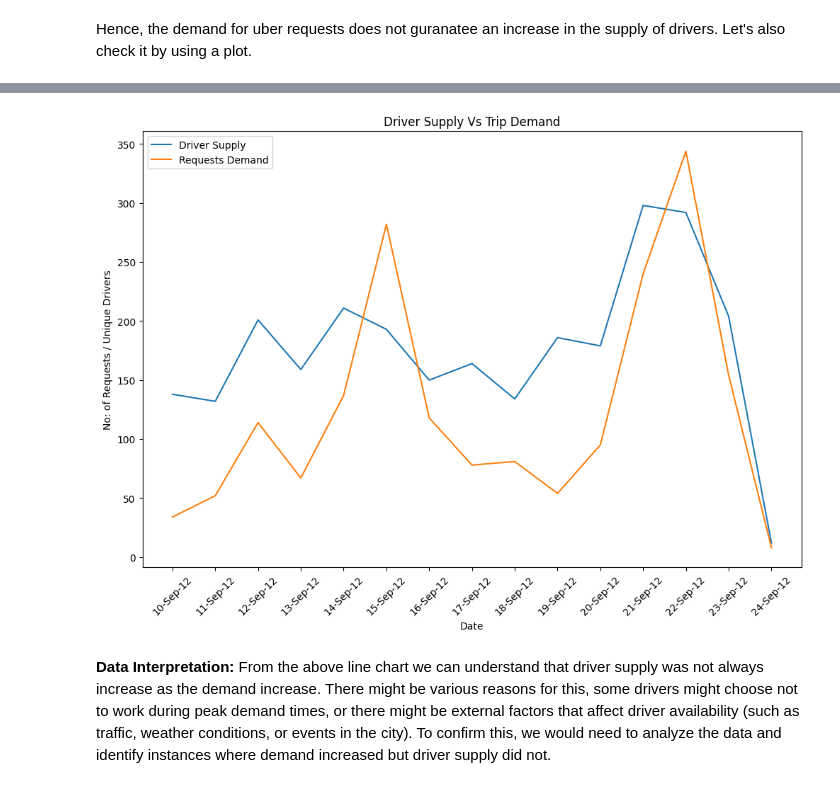
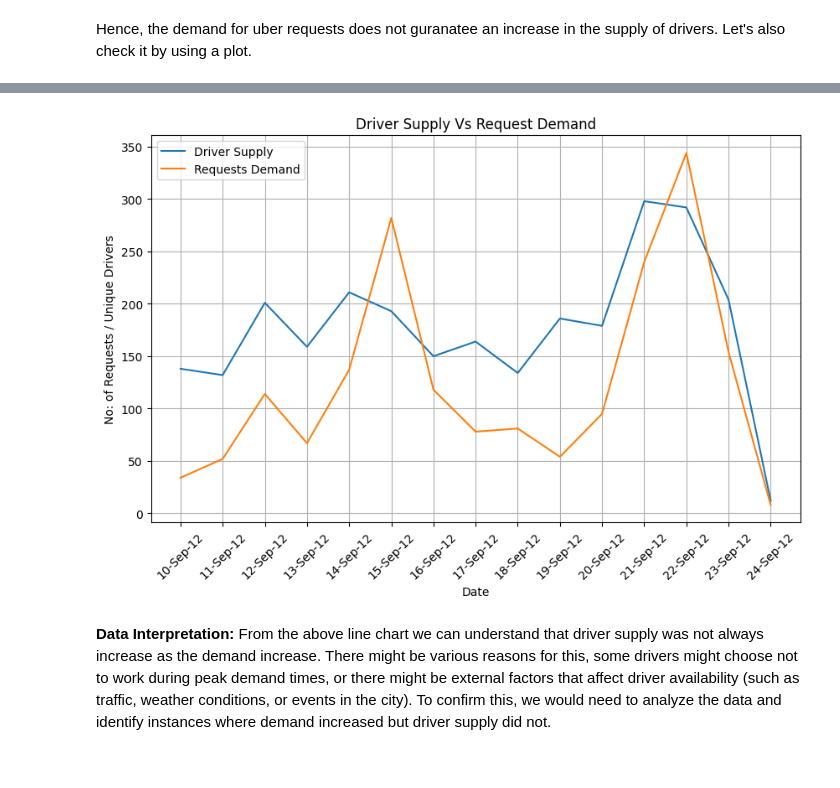
Before and after one commit to manujsinghwal/insights-from-uber-supply-and-demand-data, a Jupyter notebook: insights_from_uber_supply_and_demand_data.ipynb, the cells around one changed output, grey strips where cells are left out. Drawn from its saved outputs; the diff is of its cells as text; code cells hidden in the pictures.

```diff
--- a/insights_from_uber_supply_and_demand_data.ipynb
+++ b/insights_from_uber_supply_and_demand_data.ipynb
@@ -141,5 +141,5 @@ This means that during the hour beginning at 4pm (hour 16), on September 10th, 2
 It seems that, dataset is in good shape to analyze further questions. Next, we will do some visualization with the given dataset to explore more of the given overview for the dataset. We expect to see lots of eyeballs compared to other columns since some of them will be converted to zeroes, requests and completed trips. Let's plot these values with dates and see if is there any relation between them.
 # %%
 # Setting up the figure size for further visualizations
-plt.rcParams["figure.figsize"] = (12,8)
+plt.rcParams["figure.figsize"] = (10,6)
 # %%
@@ -438,18 +412,30 @@ demand_supply_agg
 # %%
+# Aggregating the data
+demand_supply_agg = (
+    df
+    .groupby('Date')
+    .agg(
+        Requests = ('Requests','sum'),
+        UniqueDrivers = ('UniqueDrivers','sum')
+    )
+    .reset_index()
+)
+
 # Plot the driver supply on each day
 plt.plot(demand_supply_agg['Date'], demand_supply_agg['UniqueDrivers'], label = 'Driver Supply')
 
 # Plot the requests demand on each day
 plt.plot(demand_supply_agg['Date'], demand_supply_agg['Requests'], label = 'Requests Demand')
 
 plt.xlabel('Date')
 plt.ylabel('No: of Requests / Unique Drivers')
+plt.grid(True)
 plt.legend()
-plt.title('Driver Supply Vs Trip Demand')
-plt.xticks(rotation=45)
+plt.title('Driver Supply Vs Request Demand')
+plt.xticks(demand_supply_agg['Date'], rotation=45)
 plt.show()
 # %% [output]
-[figure, old version]
+[figure, new version]
 # %% [markdown]
 **Data Interpretation:** From the above line chart we can understand that driver supply was not always increase as the demand increase. There might be various reasons for this, some drivers might choose not to work during peak demand times, or there might be external factors that affect driver availability (such as traffic, weather conditions, or events in the city). To confirm this, we would need to analyze the data and identify instances where demand increased but driver supply did not.
 # %% [markdown]
```
Also changed, not shown: parts of 14 cells of this notebook.
